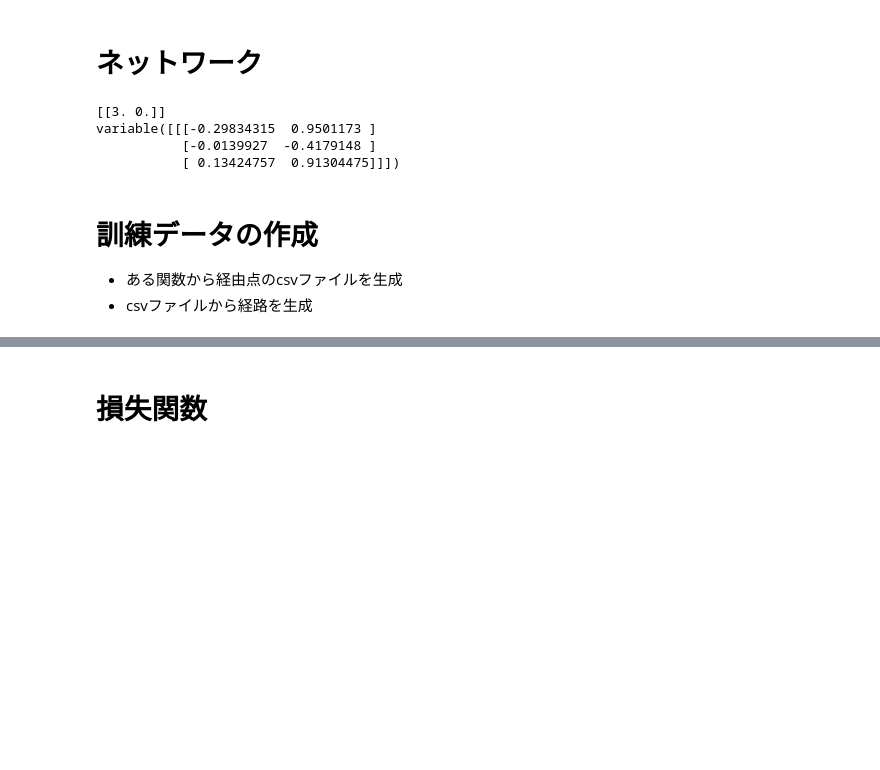
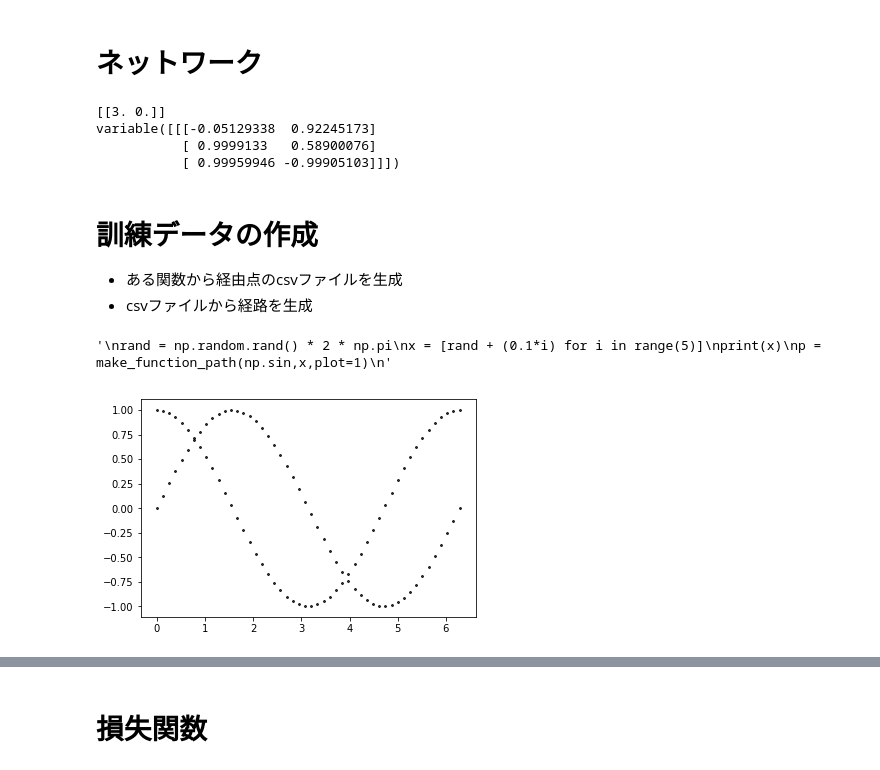
Before and after one commit to yotaseki/ParameterLearning, a Jupyter notebook: MovingCar.ipynb, the cells around one changed output, grey strips where cells are left out. Drawn from its saved outputs; the diff is of its cells as text; code cells hidden in the pictures; blank space fills up the shorter version.

```diff
--- a/MovingCar.ipynb
+++ b/MovingCar.ipynb
@@ -115,16 +121,18 @@ class ModelPathGenerator(Chain):
 # %%
 # sample forward
 sample_model = ModelPathGenerator(2,3)
+if gpu_index >=0:
+    sample_model.to_gpu()
 sample_x_data = np.array([[3,0]],dtype=np.float32)
 sample_x = Variable(sample_x_data)
-print sample_x_data
+print(sample_x_data)
 sample_y = sample_model(sample_x_data)
-print sample_y
+print(sample_y)
 # %% [output]
 [[3. 0.]]
-variable([[[-0.29834315  0.9501173 ]
-           [-0.0139927  -0.4179148 ]
-           [ 0.13424757  0.91304475]]])
+variable([[[-0.05129338  0.92245173]
+           [ 0.9999133   0.58900076]
+           [ 0.99959946 -0.99905103]]])
 # %% [markdown]
 # 訓練データの作成
 
@@ -149,0 +229,12 @@ def read_path_csv(filename,plot=0):
+# %%
+p = make_function_path(np.sin,np.linspace(0,2*np.pi),plot=1)
+p = make_function_path(np.cos,np.linspace(0,2*np.pi),plot=1)
+'''
+rand = np.random.rand() * 2 * np.pi
+x = [rand + (0.1*i) for i in range(5)]
+print(x)
+p = make_function_path(np.sin,x,plot=1)
+'''
+# %% [output]
+'\nrand = np.random.rand() * 2 * np.pi\nx = [rand + (0.1*i) for i in range(5)]\nprint(x)\np = make_function_path(np.sin,x,plot=1)\n'
+[figure, added]
```
Also changed, not shown: parts of 20 cells of this notebook.
